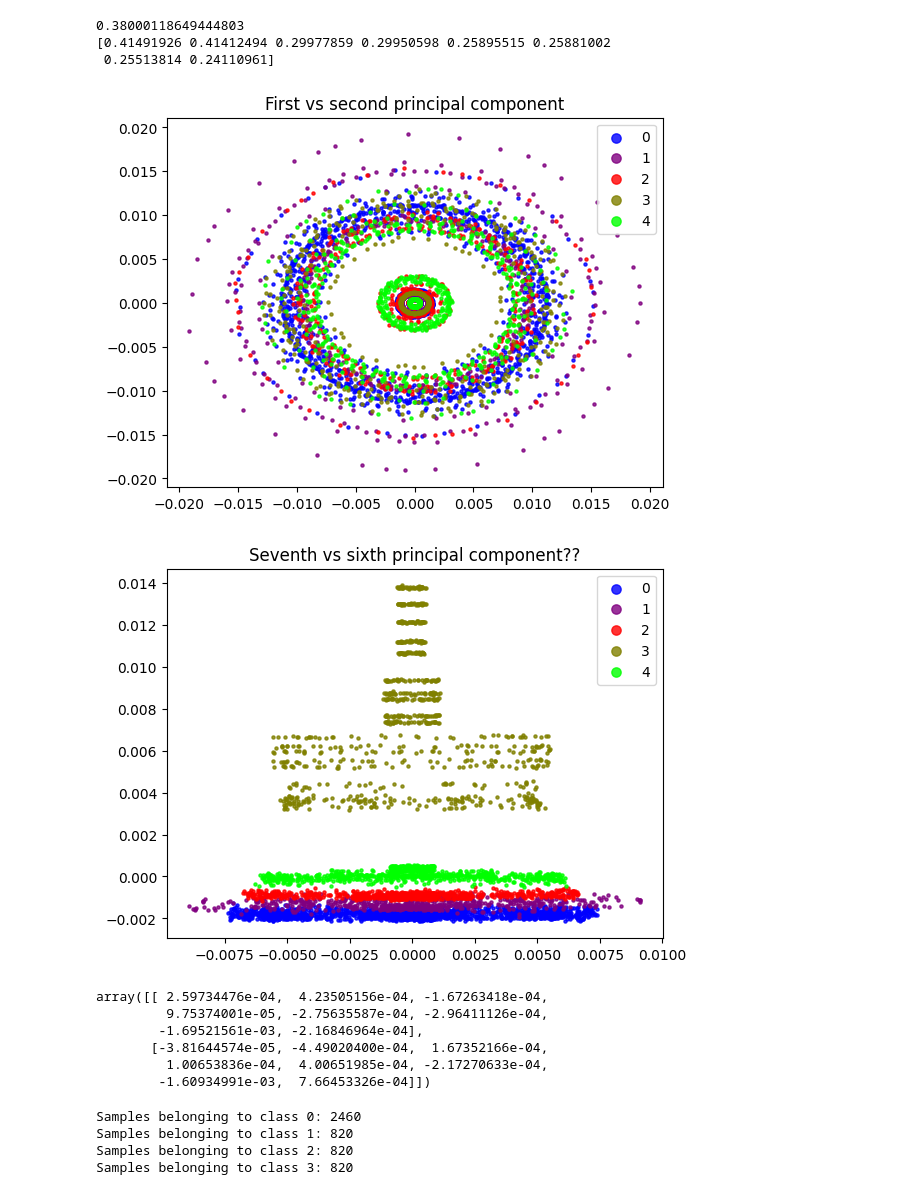
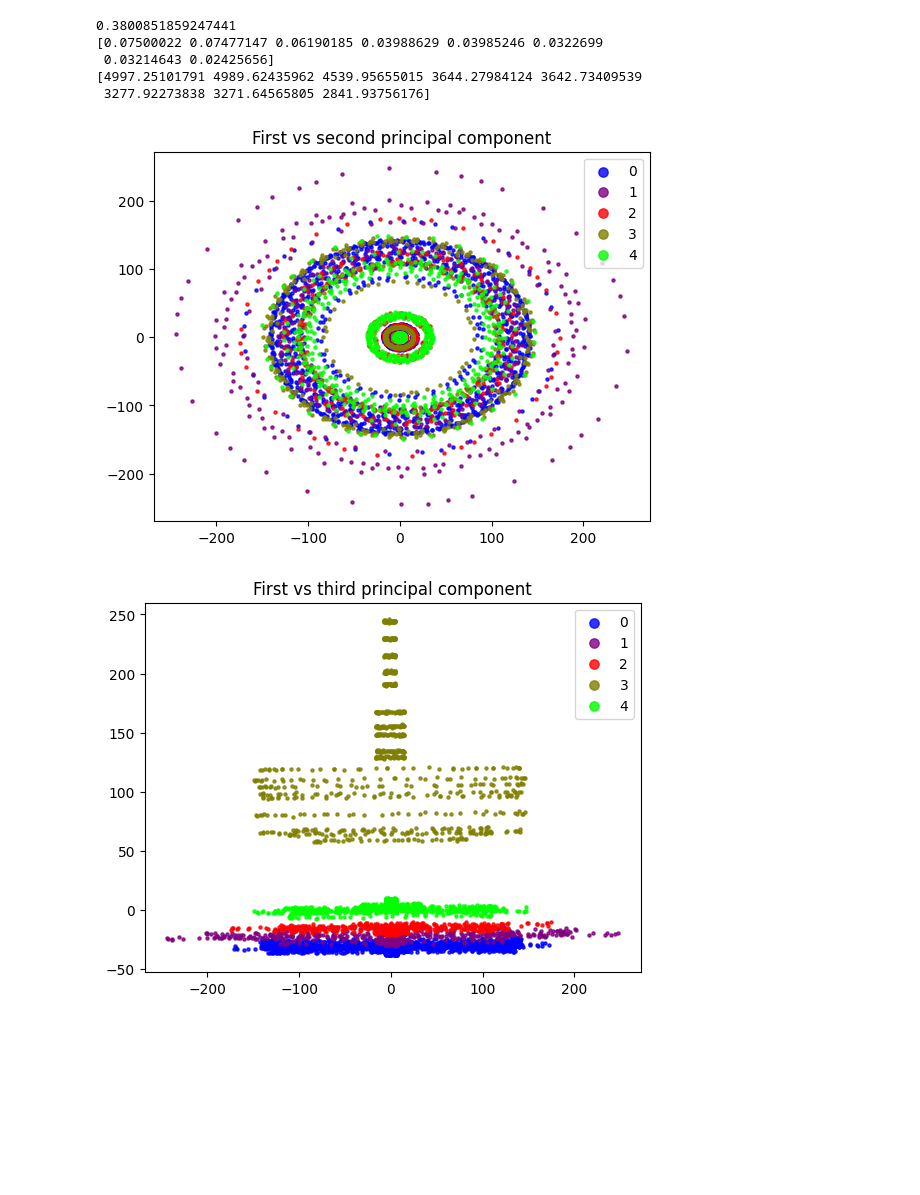
Before and after one commit to compi-migui/tfg-scratchpad, a Jupyter notebook: notebooks/001-data-loading.ipynb, the cells around one changed output. Cells and saved outputs as stored; diff of their text form; code cells hidden in the pictures; blank space fills up the shorter version.

Commit message:
Add column scaling and kNN classifier

```diff
--- a/notebooks/001-data-loading.ipynb
+++ b/notebooks/001-data-loading.ipynb
@@ -22,17 +23,18 @@ with h5py.File(data_path, 'r') as data_file:
 # %%
 # Our dataset doesn't have metadata for what class each experiment belongs to,
 # so work it out from the order they're provided in.
+CLASSES = [0, 1, 2, 3, 4]
 def class_mapper(n):
     if n < 2460:
-        return 0 # healthy
+        return CLASSES[0] # healthy
     elif 2460 <= n < 2460 + 820:
-        return 1
+        return CLASSES[1]
     elif 2460 <= n < 2460 + 820*2:
-        return 2
+        return CLASSES[2]
     elif 2460 <= n < 2460 + 820*3:
-        return 3
+        return CLASSES[3]
     elif 2460 <= n < 2460 + 820*4:
-        return 4
+        return CLASSES[4]
 
 data.insert(0, 'class', [class_mapper(i) for i in range(data.shape[0])])
 # %%
@@ -41,16 +58,28 @@ data.insert(0, 'class', [class_mapper(i) for i in range(data.shape[0])])
+# %%
+# Column-scaling
+# "...each column vector in matrix X is normalized by subtracting the mean of all the elements in the column and by dividing by
+# the standard deviation of the same set of data. Thus, each column of the new scaled matrix, X̆, has a
+# mean of zero and a standard deviation of one."
+
+# scaled value = (value - column_mean) / column_stdev
+scaler = StandardScaler()
+# We don't want to scale the class label, so skip that column
+data[data.columns.drop("class")] = scaler.fit_transform(data[data.columns.drop("class")])
 # %%
 # PCA fitting
-pca = PCA(n_components=8)
-pca.fit(data.iloc[:,1:]) # excludes class label column
+pca = PCA(n_components=8) # TODO: more components, comparing results for different numbers of components
+pca.fit(data[data.columns.drop("class")]) # excludes class label column
 print(sum(pca.explained_variance_ratio_))
 print(pca.explained_variance_ratio_)
 print(pca.singular_values_)
 # %% [output]
-0.38000118649444803
-[0.41491926 0.41412494 0.29977859 0.29950598 0.25895515 0.25881002
- 0.25513814 0.24110961]
+0.3800851859247441
+[0.07500022 0.07477147 0.06190185 0.03988629 0.03985246 0.0322699
+ 0.03214643 0.02425656]
+[4997.25101791 4989.62435962 4539.95655015 3644.27984124 3642.73409539
+ 3277.92273838 3271.64565805 2841.93756176]
 # %%
-samples_pca = pca.transform(data.iloc[:,1:])
+samples_pca = pca.transform(data[data.columns.drop("class")])
 # %%
 #color_mapping = zip(['green', 'red', 'orange', 'yellow', 'brown'], [0, 1, 2, 3, 4])
 color_mapping = zip(['blue', 'purple', 'red', 'olive', 'lime'], [0, 1, 2, 3, 4])
@@ -63,34 +92,16 @@ plt.legend(loc="best", shadow=False, scatterpoints=1, markerscale=3)
 plt.title("First vs second principal component")
 plt.show()
 # %% [output]
-[figure, old version]
+[figure, new version]
 # %%
 color_mapping = zip(['blue', 'purple', 'red', 'olive', 'lime'], [0, 1, 2, 3, 4])
 plt.figure()
 for color, dataset in color_mapping:
     plt.scatter(
-        samples_pca[data['class'] == dataset, 7], samples_pca[data['class'] == dataset, 6], s=5, color=color, alpha=0.8, label=dataset
+        samples_pca[data['class'] == dataset, 0], samples_pca[data['class'] == dataset, 2], s=5, color=color, alpha=0.8, label=dataset
     )
 plt.legend(loc="best", shadow=False, scatterpoints=1, markerscale=3)
-#plt.title("Second vs third principal component")
-plt.title("Seventh vs sixth principal component??")
+plt.title("First vs third principal component")
 plt.show()
 # %% [output]
-[figure, old version]
+[figure, new version]
-# %%
-samples_pca[0:2]
-# %% [output]
-array([[ 2.59734476e-04,  4.23505156e-04, -1.67263418e-04,
-         9.75374001e-05, -2.75635587e-04, -2.96411126e-04,
-        -1.69521561e-03, -2.16846964e-04],
-       [-3.81644574e-05, -4.49020400e-04,  1.67352166e-04,
-         1.00653836e-04,  4.00651985e-04, -2.17270633e-04,
-        -1.60934991e-03,  7.66453326e-04]])
-# %%
-for i in range(4):
-    print(f"Samples belonging to class {i}: {len(data.loc[data['class'] == i])}")
-# %% [output]
-Samples belonging to class 0: 2460
-Samples belonging to class 1: 820
-Samples belonging to class 2: 820
-Samples belonging to class 3: 820
```
Also changed, not shown: parts of 18 cells of this notebook.
